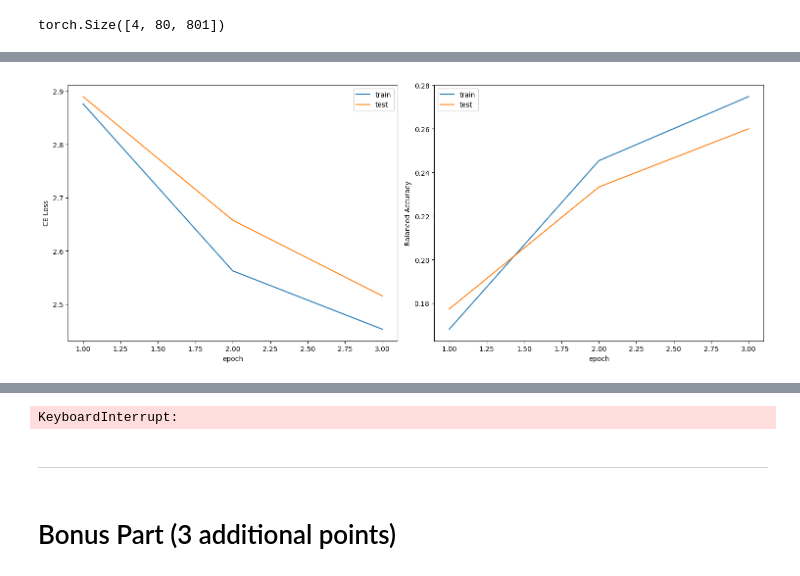
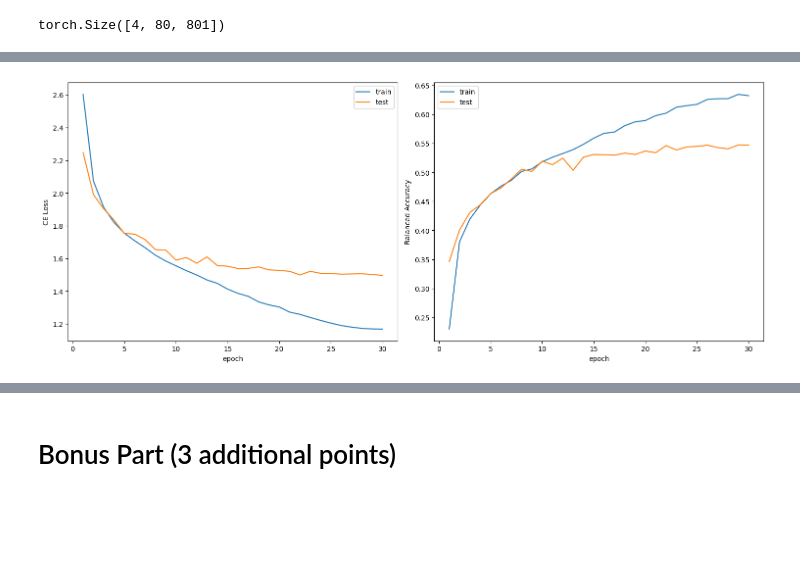
Before and after one commit to LiableFish/speech_course, a Jupyter notebook: week_02_vad_sed/homework.ipynb, the cells around one changed output, grey strips where cells are left out. Saved outputs shown, nothing was run; the diff lists cells and outputs as text; code cells hidden in the pictures; blank space fills up the shorter version.

```diff
--- a/week_02_vad_sed/homework.ipynb
+++ b/week_02_vad_sed/homework.ipynb
@@ -119,17 +119,14 @@ mfcc= [
 
 time_masking = itertools.chain.from_iterable(
     [
-        torchaudio.transforms.TimeMasking(time_mask_param=80, iid_masks=True, p=0.2),
-    ]
-    for _ in range(4)
-)
-
-freq_masking = itertools.chain.from_iterable(
-    [
-        torchaudio.transforms.FrequencyMasking(freq_mask_param=15, iid_masks=True),
+        torchaudio.transforms.TimeMasking(time_mask_param=40, iid_masks=True, p=0.1),
     ]
     for _ in range(2)
 )
+
+freq_masking = [
+    torchaudio.transforms.FrequencyMasking(freq_mask_param=8, iid_masks=True),
+]
 # %%
 transform_train = nn.Sequential(
     # *wav_augmentations,
@@ -423,6 +413,7 @@ def train(
     optimizer: torch.optim.Optimizer,
     batch_size: int = 256,
     epochs: int = 10,
+    scheduler: torch.optim.lr_scheduler.LRScheduler = None,
 ) -> TrainerState:
 
     state = TrainerState()
@@ -437,6 +428,9 @@ def train(
             model, testset, optimizer, batch_size, train=False
         )
 
+        if scheduler is not None:
+            scheduler.step()
+
         state.epoch += 1
         state.train_losses.append(train_loss)
         state.test_losses.append(test_loss)
@@ -735,7 +746,14 @@ Test loss:  2.0323 | Test acc:  0.4030
 # %%
 set_seed(42)
-model2d = model2d.to(DEVICE)
-opt = optim.AdamW(model2d.parameters(), lr=1e-3, weight_decay=0.1)
-train_state = train(model2d, opt, batch_size=64, epochs=30)
+model2d = Conv2DWithAvgPoolModel(
+    in_dim=dummy_batch[0].shape[1],
+    out_dim=N_CLASSES,
+    hidden=FEATS,
+    dropout=0.25,
+).to(DEVICE)
+EPOCHS_2D = 30
+opt2d = optim.AdamW(model2d.parameters(), lr=1e-3, weight_decay=0.1)
+scheduler2d = optim.lr_scheduler.CosineAnnealingLR(opt2d, T_max=EPOCHS_2D, eta_min=1e-5)
+train_state_2d = train(model2d, opt2d, batch_size=64, epochs=EPOCHS_2D, scheduler=scheduler2d)
 # %% [output]
-[figure, old version]
+[figure, new version]
@@ -745,3 +762,0 @@ Test loss:  2.5154 | Test acc:  0.2600
-KeyboardInterrupt:
-# %% [markdown]
----------
```
Also changed, not shown: parts of 11 cells of this notebook, 1 other file.
